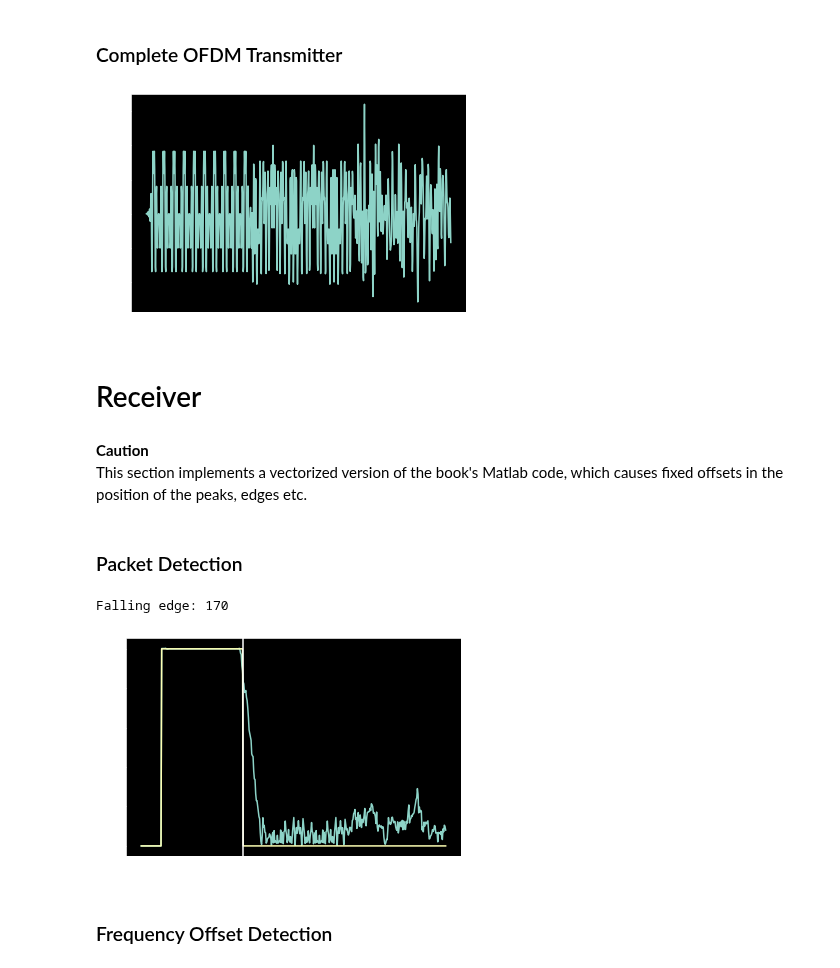
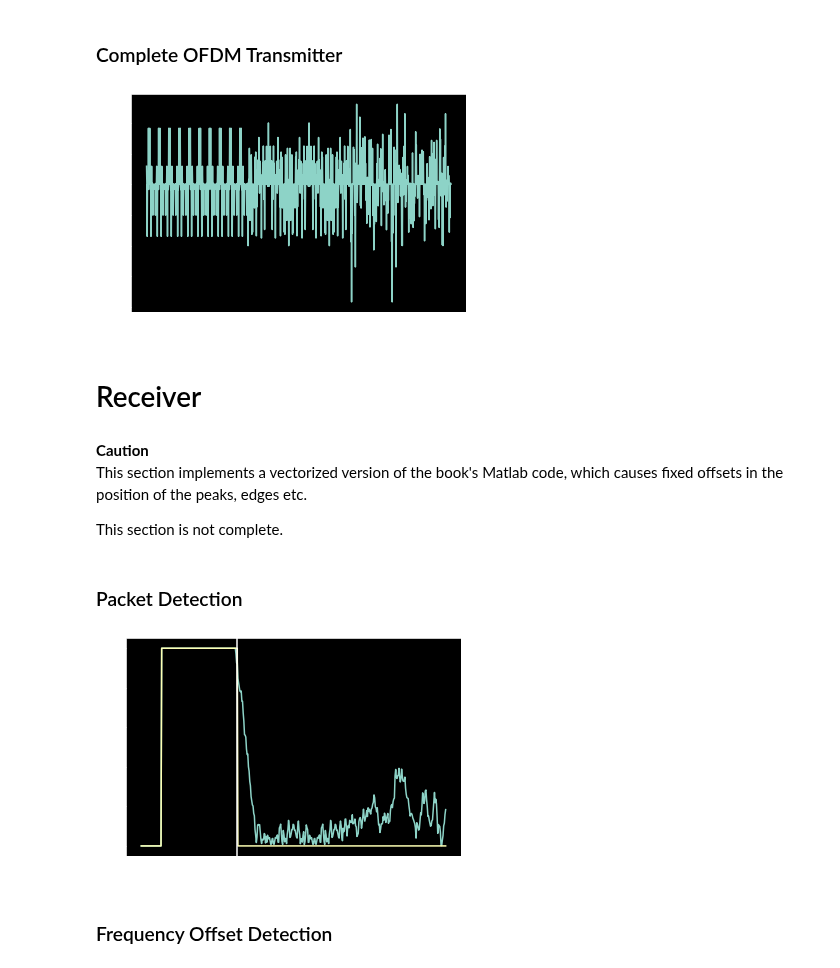
Before and after one commit to mohantyk/dsp_in_comm, a Jupyter notebook: chap6.ipynb, the cells around one changed output. Saved outputs shown, nothing was run; the diff lists cells and outputs as text; code cells hidden in the pictures.

```diff
--- a/chap6.ipynb
+++ b/chap6.ipynb
@@ -119,0 +102,20 @@ ax2.plot(long_seq.imag);
+# %%
+def long_training_sequence():
+    all_tones = long_training_tones()
+    tone_indices = np.arange(-32, 32)
+    N = len(tone_indices)
+
+    n = np.arange(20*3.2) # 3.2 usecs @ 20 MSPS
+    training_symbol = np.zeros_like(n, complex)
+    for idx, m in enumerate(tone_indices):
+        training_symbol += all_tones[idx] * exp(2j*pi*n*m/N)
+
+    guard = training_symbol[-32:]
+    training_seq = np.concatenate((guard, training_symbol, training_symbol))
+    return training_seq
+
+# Call function
+long_seq = long_training_sequence()
+_, (ax1, ax2) = plt.subplots(2, 1, figsize=(10, 4))
+ax1.plot(long_seq.real)
+ax2.plot(long_seq.imag);
@@ -285,7 +289,7 @@ half_band_filter(plots=True);
 # %% [markdown]
 ### Complete OFDM Transmitter
 # %%
-def ofdm_tx_802_11(ofdm_symbols, modulation):
+def ofdm_tx_802_11(ofdm_symbols, modulation, half_band=True):
 
     # Get training sequences
     short_train = short_training_sequence()
@@ -309,20 +313,25 @@ def ofdm_tx_802_11(ofdm_symbols, modulation):
     packet_zero_stuffed[::2] = packet_20mhz
 
     # Half band filter
-    h = half_band_filter()
-    sample_output = signal.lfilter(h, 1, packet_zero_stuffed)
+    if half_band:
+        h = half_band_filter()
+        sample_output = signal.lfilter(h, 1, packet_zero_stuffed)
+    else:
+        sample_output = packet_zero_stuffed
 
     return sample_output, symbol_stream
 # %%
-ofdm_out, symbol_stream = ofdm_tx_802_11(2, 'qam16')
+ofdm_out, symbol_stream = ofdm_tx_802_11(2, 'qam16', half_band=False)
 plt.plot(ofdm_out.real);
 # %% [output]
-[figure, old version]
+[figure, new version]
 # %% [markdown]
 # Receiver
 # %% [markdown]
 **Caution**
 This section implements a vectorized version of the book's Matlab code, which causes fixed offsets in the position of the peaks, edges etc.
+
+This section is not complete.
 # %% [markdown]
 ### Packet Detection
 # %%
@@ -359,13 +368,8 @@ falling_edge = np.where( np.diff(detection_flag)<0 )[0][0]
 plt.plot(comparison_ratio);
 plt.plot(detection_flag);
 plt.axvline(x=falling_edge);
-
-# Align with book, where the flag is calculated at the end idx of the window
-falling_edge += delay
-print(f'Falling edge: {falling_edge}')
 # %% [output]
-Falling edge: 170
-[figure, old version]
+[figure, new version]
 # %% [markdown]
 ### Frequency Offset Detection
 # %%
```
Also changed, not shown: parts of 8 cells of this notebook.
